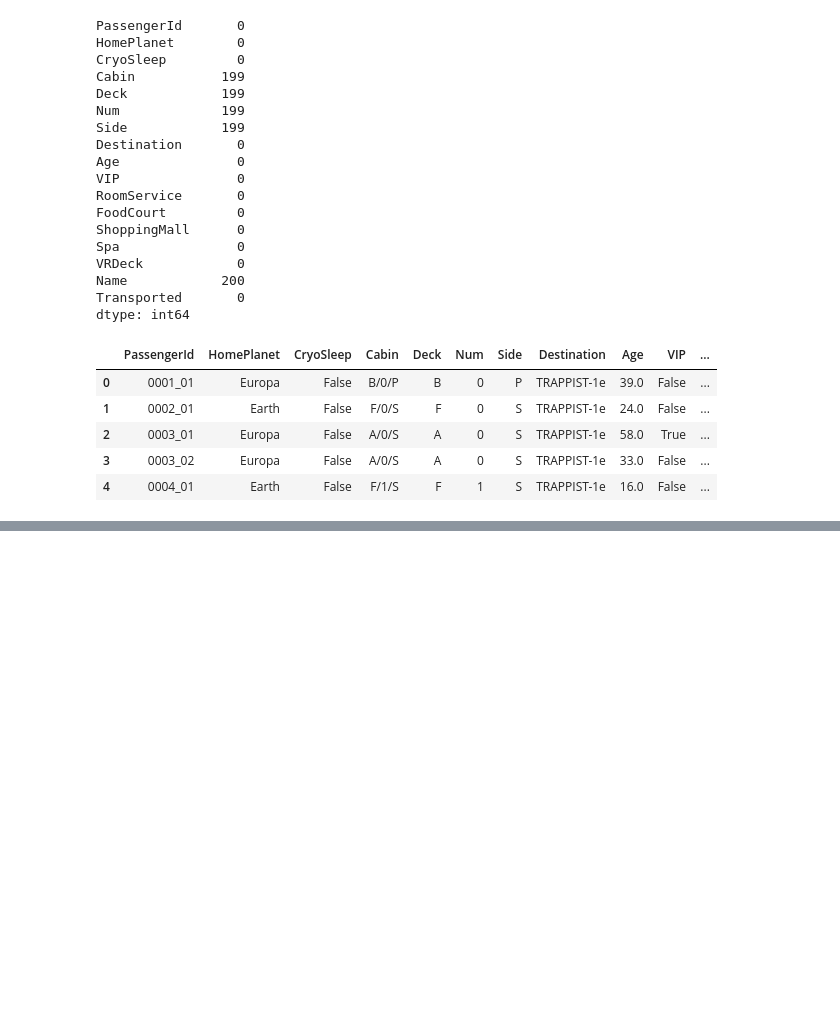
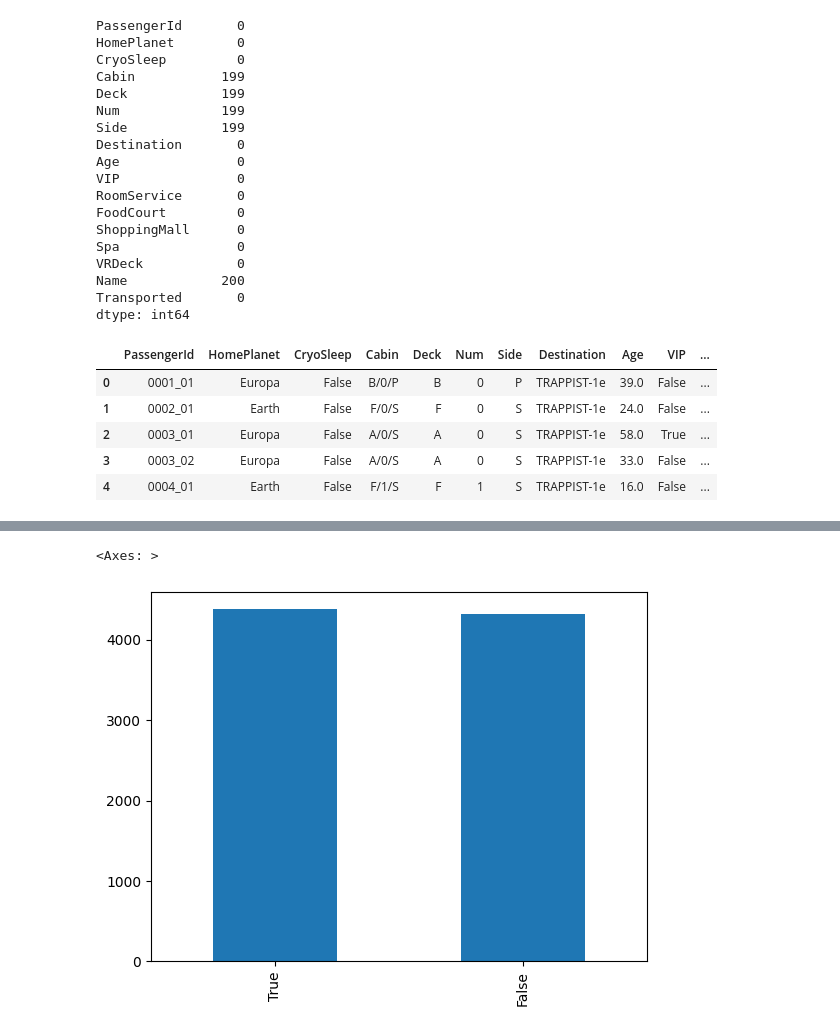
Before and after one commit to ResearchMethodsGroupAssignment/Kaggle_Challenge_Team2, a Jupyter notebook: Kaggle_team2_Titanic.ipynb, the cells around one changed output, grey strips where cells are left out. Drawn from its saved outputs; the diff is of its cells as text; code cells hidden in the pictures; blank space fills up the shorter version.

```diff
--- a/Kaggle_team2_Titanic.ipynb
+++ b/Kaggle_team2_Titanic.ipynb
@@ -211,0 +249,6 @@ train.head()
+# %%
+plot_df = train.Transported.value_counts()
+plot_df.plot(kind="bar")
+# %% [output]
+<Axes: >
+[figure, added]
```
Also changed, not shown: parts of 7 cells of this notebook.
